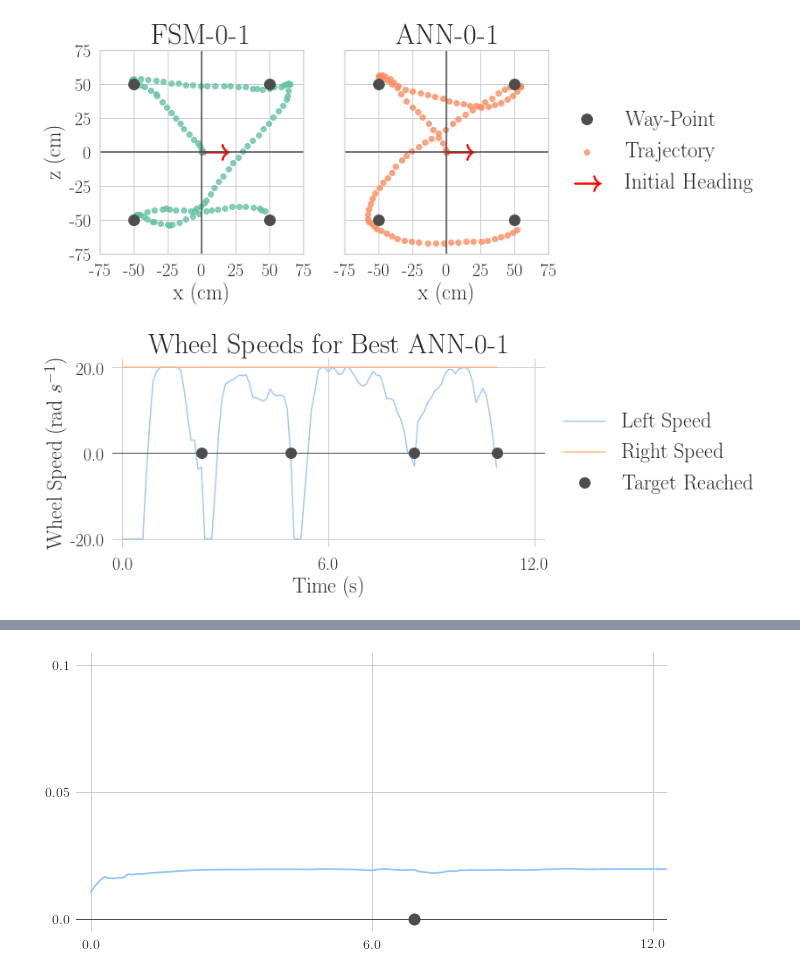
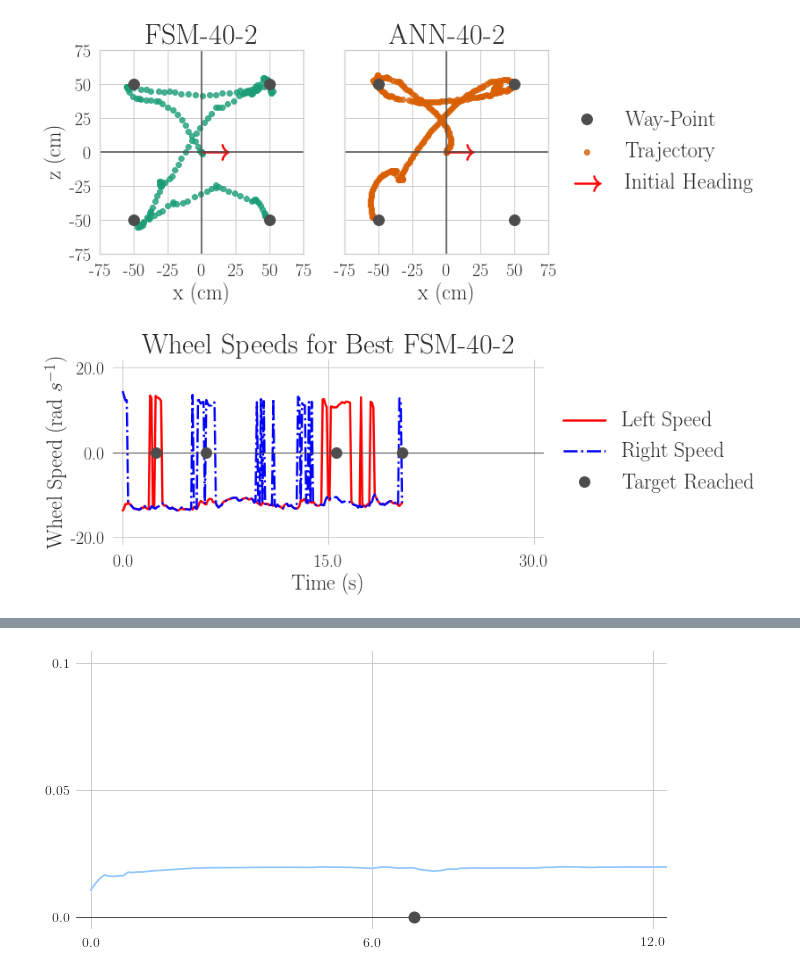
Before and after one commit to anthonyjclark/adabot02-ann, a Jupyter notebook: notebooks/trajectory2.ipynb, the cells around one changed output, grey strips where cells are left out. Saved outputs shown, nothing was run; the diff lists cells and outputs as text; code cells hidden in the pictures.

```diff
--- a/notebooks/trajectory2.ipynb
+++ b/notebooks/trajectory2.ipynb
@@ -18,7 +18,7 @@ plt.rc('font', family='serif')
 from math import pi
 import glob
 # %%
-num_obst = 0
+num_obst = 40
 
 if num_obst == 0:
     fsm_fullfile = '/Users/ajc/Documents/projects/adabot/adabot02-ann/animations/fsm-0-1_best.csv'
@@ -108,6 +108,6 @@ lgd = ax[1].legend(('Way-Point', 'Trajectory', 'Initial Heading')
 # sns.despine(top=True, right=True, left=True, bottom=True)
 # plt.tight_layout()
 # %% [output]
-[figure, old version]
+[figure, new version]
 # %%
 if num_obst == 0:
@@ -117,7 +117,7 @@ else:
 # %%
 fig, ax = plt.subplots(nrows=1, ncols=1, figsize=(9*1.3, 4.5))
 
-exp_name = 'bnn'
+exp_name = 'fsm'
 
 title = 'Wheel Speeds for Best '
 if exp_name == 'fsm':
@@ -136,7 +136,9 @@ max_time = 12 if num_obst == 0 else 30
 
 final_time = df['time'].max()
 
-plt.plot(df['time'], df[['left_speed', 'right_speed']])# * -1)
+# plt.plot(df['time'], df[['left_speed', 'right_speed']], linestyle=':', linewidth=4)# * -1)
+plt.plot(df['time'], df['left_speed'], linestyle='-', linewidth=2.5, color='red')
+plt.plot(df['time'], df['right_speed'], linestyle='-.', linewidth=2.5, color='blue')
 
 # Prettify the lines and ticks
 x_min, x_max = 0, max_time
@@ -148,31 +150,31 @@ x_ticks = np.linspace(x_min, x_max, num=3);
 ax.set_xticks(x_ticks);
 ax.set_xticklabels([round(x_val, 1) for x_val in x_ticks], fontsize=ticksize);
 
 y_min, y_max = -20, 20
 y_padding = (y_max - y_min) * 0.05
 y_lims_with_padding = [y_min - y_padding, y_max + y_padding]
 ax.set_ylim(y_lims_with_padding)
 
 y_ticks = np.linspace(y_min, y_max, num=3);
 ax.set_yticks(y_ticks);
 ax.set_yticklabels([round(y_val, 2) for y_val in y_ticks], fontsize=ticksize);
 
 target_times = df['target_idx'].diff()[df['target_idx'].diff() != 0].index.values
 for t_idx in (list(target_times[1:]) + [df.shape[0] - 1]):
     t = df['time'][t_idx]
     ax.plot(t, 0, 'o', color='0.3', markersize=12)
 #     ax.plot([t, t], y_lims_with_padding, color='0.3', linestyle='--', linewidth=1)
 
 
 ax.plot(x_lims_with_padding, [0, 0], color='0.3', linestyle='-', linewidth=1)
 
 ax.set_title(title, fontsize=titlesize)
 ax.set_ylabel('Wheel Speed (rad $s^{-1}$)', fontsize=labelsize)
 ax.set_xlabel('Time (s)', fontsize=labelsize)
 lgd = ax.legend(('Left Speed', 'Right Speed', 'Target Reached'),
                 fontsize=legendsize, loc='center left', bbox_to_anchor=(1, 0.5), frameon=False)
 
 sns.despine(top=True, right=True, left=True, bottom=True)
 plt.tight_layout()
 # %% [output]
-[figure, old version]
+[figure, new version]
```
Also changed, not shown: parts of 7 cells of this notebook, 39 other files.
